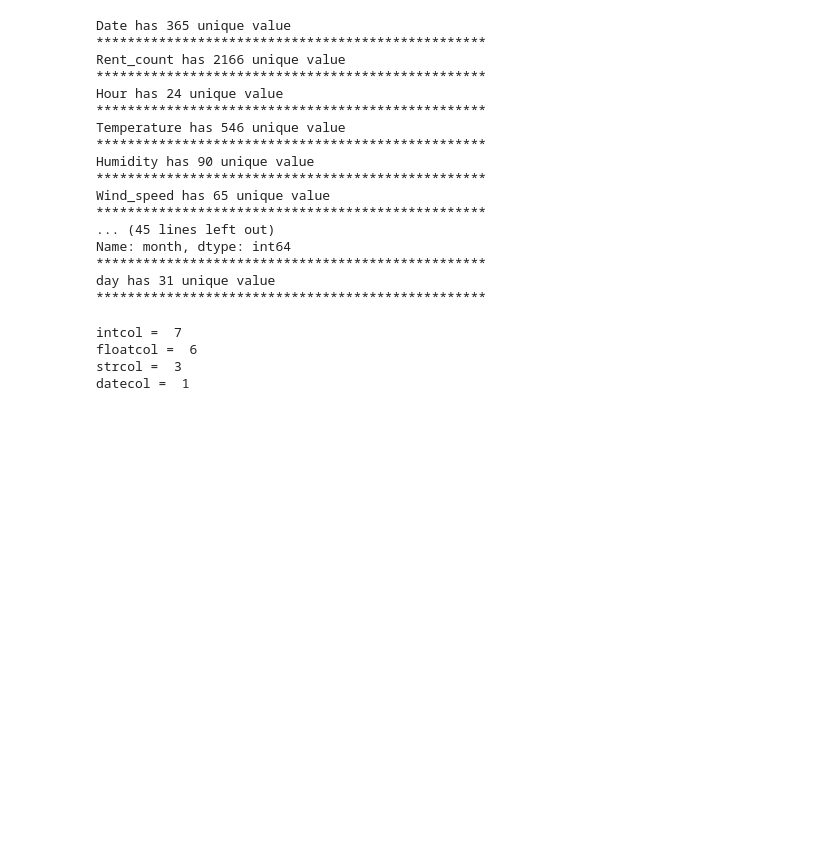
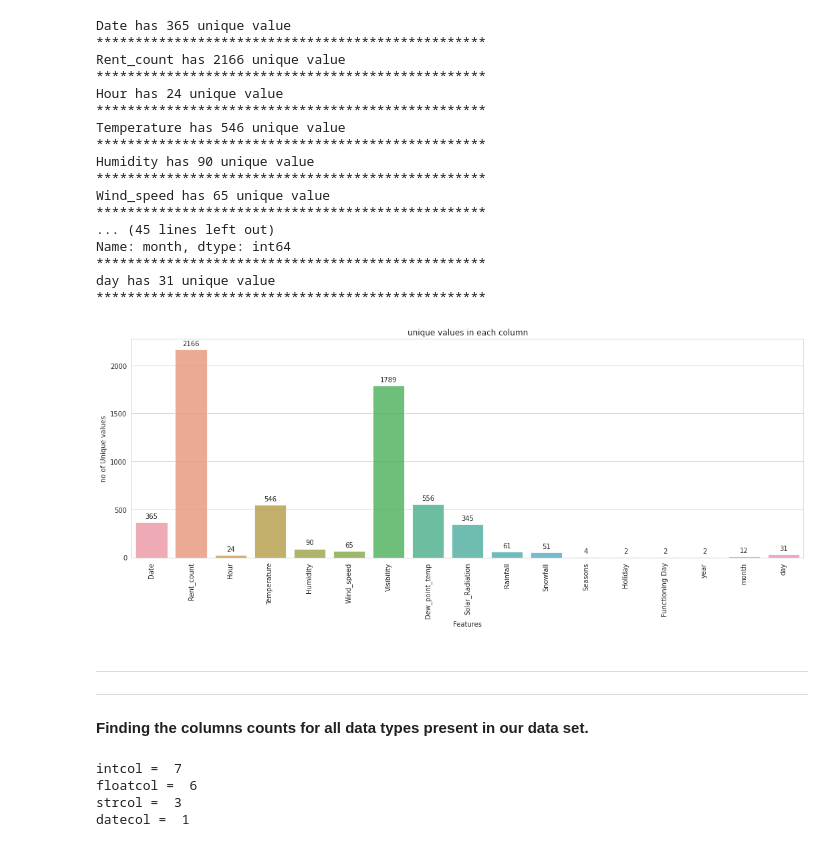
Before and after one commit to ajit04022000/Bike-Sharing-Demand-Prediction, a Jupyter notebook: Bike_Sharing_Demand_Prediction_Capstone_Project.ipynb, the cells around one changed output. Saved outputs shown, nothing was run; the diff lists cells and outputs as text; code cells hidden in the pictures; blank space fills up the shorter version.

```diff
--- a/Bike_Sharing_Demand_Prediction_Capstone_Project.ipynb
+++ b/Bike_Sharing_Demand_Prediction_Capstone_Project.ipynb
@@ -304,6 +395,37 @@ Name: month, dtype: int64
 **************************************************
 day has 31 unique value
 **************************************************
+# %%
+unique_df = pd.DataFrame()
+unique_df['Features'] = df.columns
+unique=[]
+for i in df.columns:
+    unique.append(df[i].nunique())
+unique_df['Uniques'] = unique
+
+
+plt.figure(figsize=(18,6))
+splot = sns.barplot(x=unique_df['Features'], y=unique_df['Uniques'], alpha=0.8)
+for p in splot.patches:
+    splot.annotate(format(p.get_height(), '.0f'), (p.get_x() + p.get_width() / 2., p.get_height()), ha = 'center',
+                   va = 'center', xytext = (0, 9), textcoords = 'offset points')
+plt.title('unique values in each column')
+plt.ylabel('no of Unique values')
+plt.xlabel('Features')
+plt.xticks(rotation=90)
+plt.show()
+# %% [output]
+[figure, added]
+# %% [markdown]
+
+
+---
+
+
+
+---
+# %% [markdown]
+<b> Finding the columns counts for all data types present in our data set.
 # %%
 intcol=0
 floatcol=0
```
Also changed, not shown: parts of 69 cells of this notebook.
